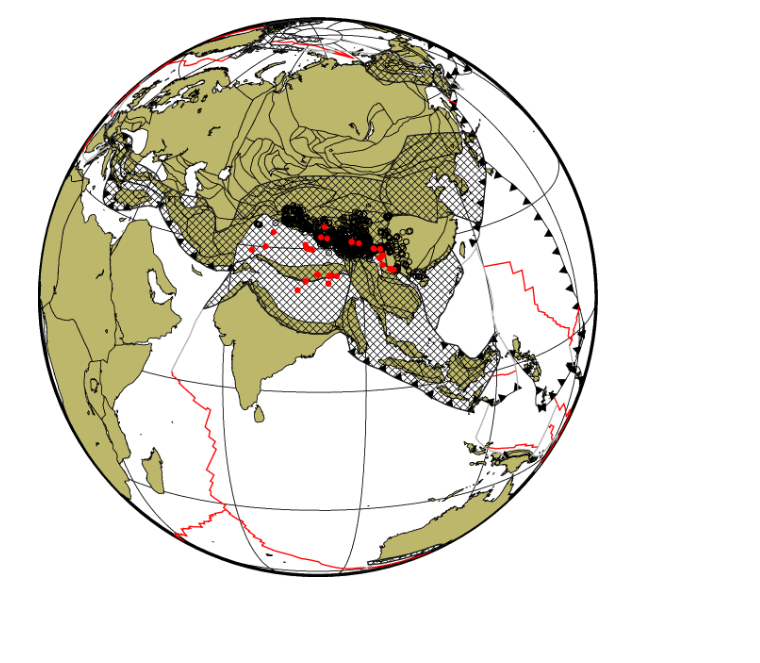
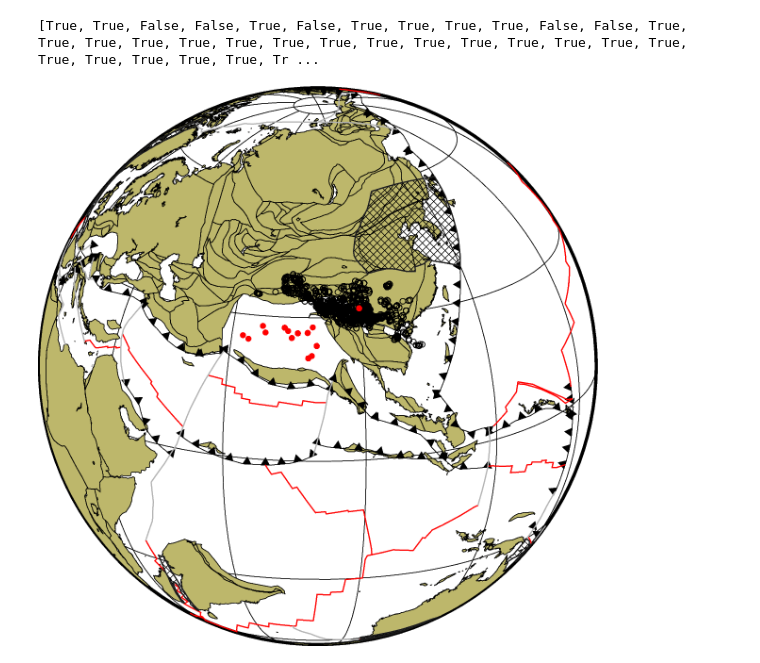
Before and after one commit to siwill22/GPlatesReconstructionModel, a Jupyter notebook: test_notebooks/test_deformation.ipynb, the cells around one changed output. Saved outputs shown, nothing was run; the diff lists cells and outputs as text; code cells hidden in the pictures; blank space fills up the shorter version.

```diff
--- a/test_notebooks/test_deformation.ipynb
+++ b/test_notebooks/test_deformation.ipynb
@@ -74,28 +74,29 @@ def deform_geometries(gdf, topological_model, reconstruction_time,
 
     return reconstructed_gdf
 # %%
-reconstruction_time = 35.
+reconstruction_time = 85.
 
-result = deform_geometries(gdf, topological_model, reconstruction_time, deactivate_points_that_fall_outside_a_network=None)
+result = deform_geometries(gdf, topological_model, reconstruction_time, deactivate_points_that_fall_outside_a_network=False)
 
 reconstructed_plates = M2019.plate_snapshot(reconstruction_time)
 reconstructed_continents = M2019.polygon_snapshot('coastlines', reconstruction_time)
 
 fig = pygmt.Figure()
 fig.basemap(region='d', projection='G80/20/10c', frame='afg')
 #fig.coast(land='gray')
 reconstructed_continents.plot(fig, color='darkkhaki')
 reconstructed_plates.plot_subduction_zones(fig)
 reconstructed_plates.plot_mid_ocean_ridges(fig)
 reconstructed_plates.plot_other_boundaries(fig)
 reconstructed_plates.plot_deformation_zones(fig)
 
 fig.plot(x=gdf.geometry.x, y=gdf.geometry.y, style='c0.1c')
 fig.plot(x=result.geometry.x, y=result.geometry.y, style='c0.1c', color='red')
 
 fig.show(width=800)
 # %% [output]
+[True, True, False, False, True, False, True, True, True, True, False, False, True, True, True, True, True, True, True, True, True, True, True, True, True, True, True, True, True, True, True, True, Tr ...
-[figure, old version]
+[figure, new version]
 # %%
 result
 # %% [output]
```
Also changed, not shown: parts of 2 cells of this notebook.
